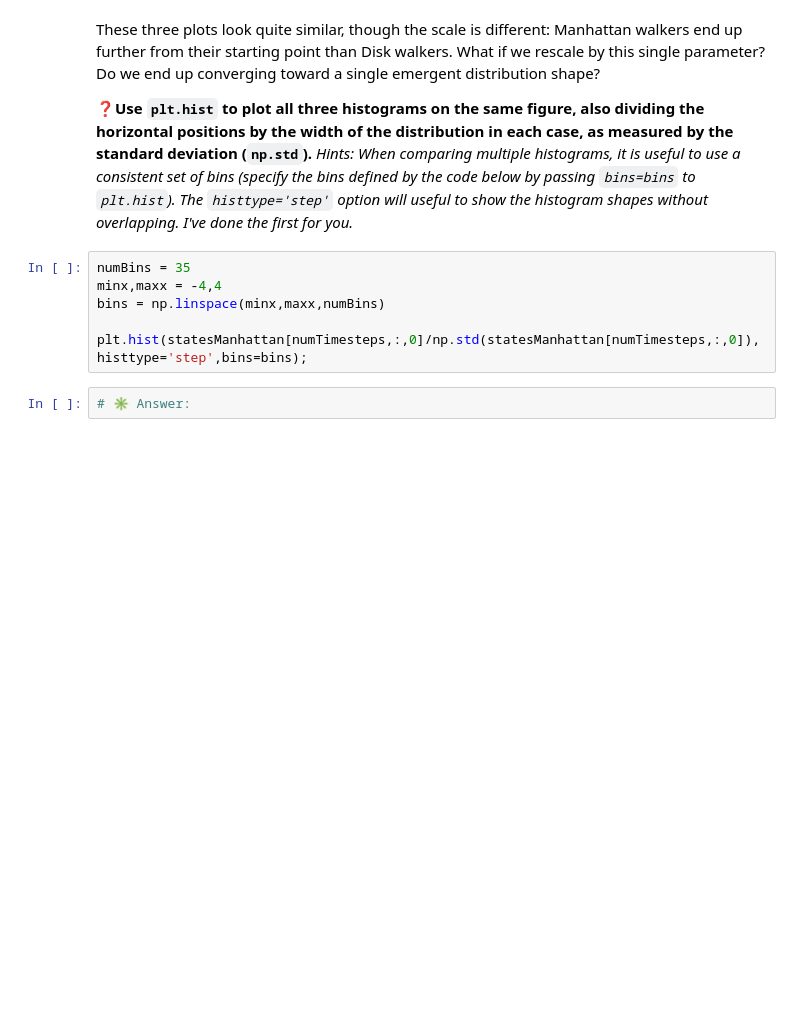
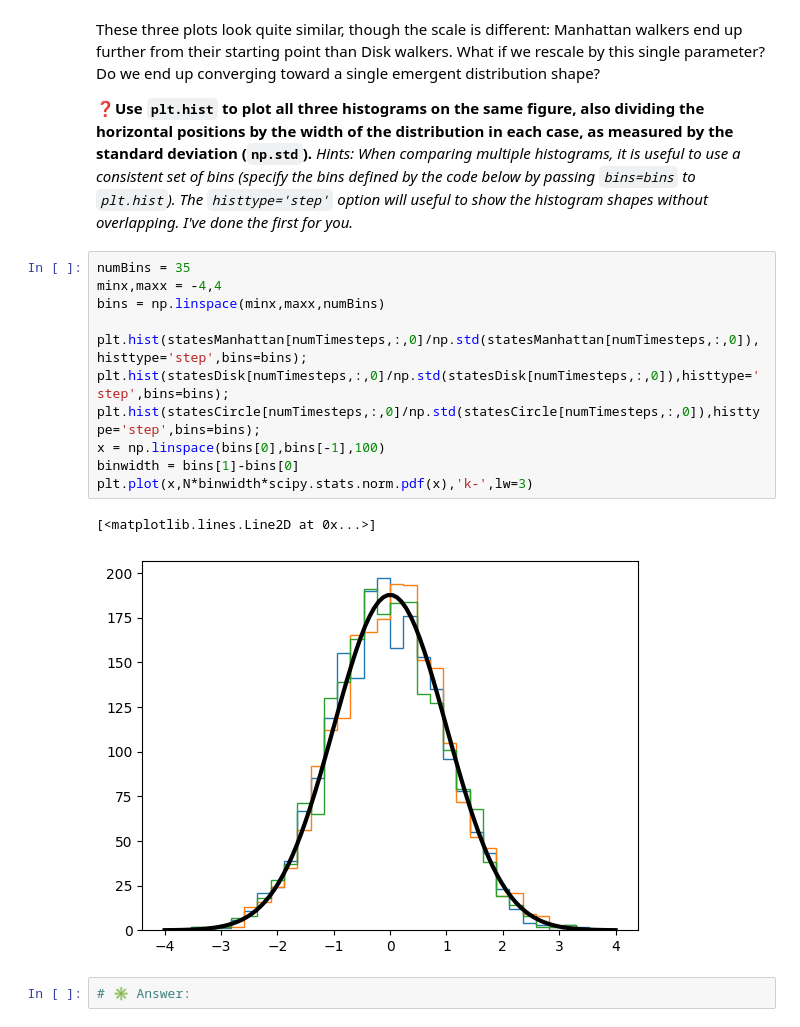
Before and after one commit to peterdresslar/CAS-503-Collectives, a Jupyter notebook: zaphod/1-CoarseGraining.ipynb, the cells around one changed output. Cells and saved outputs as stored; diff of their text form; blank space fills up the shorter version.

```diff
--- a/zaphod/1-CoarseGraining.ipynb
+++ b/zaphod/1-CoarseGraining.ipynb
@@ -135,9 +167,17 @@ These three plots look quite similar, though the scale is different: Manhattan w
 # %%
 numBins = 35
 minx,maxx = -4,4
 bins = np.linspace(minx,maxx,numBins)
 
 plt.hist(statesManhattan[numTimesteps,:,0]/np.std(statesManhattan[numTimesteps,:,0]),histtype='step',bins=bins);
+plt.hist(statesDisk[numTimesteps,:,0]/np.std(statesDisk[numTimesteps,:,0]),histtype='step',bins=bins);
+plt.hist(statesCircle[numTimesteps,:,0]/np.std(statesCircle[numTimesteps,:,0]),histtype='step',bins=bins);
+x = np.linspace(bins[0],bins[-1],100)
+binwidth = bins[1]-bins[0]
+plt.plot(x,N*binwidth*scipy.stats.norm.pdf(x),'k-',lw=3)
+# %% [output]
+[<matplotlib.lines.Line2D at 0x...>]
+[figure, added]
 # %%
 # ✳️ Answer:
 # %% [markdown]
```
Also changed, not shown: parts of 6 cells of this notebook, 1 other file.
